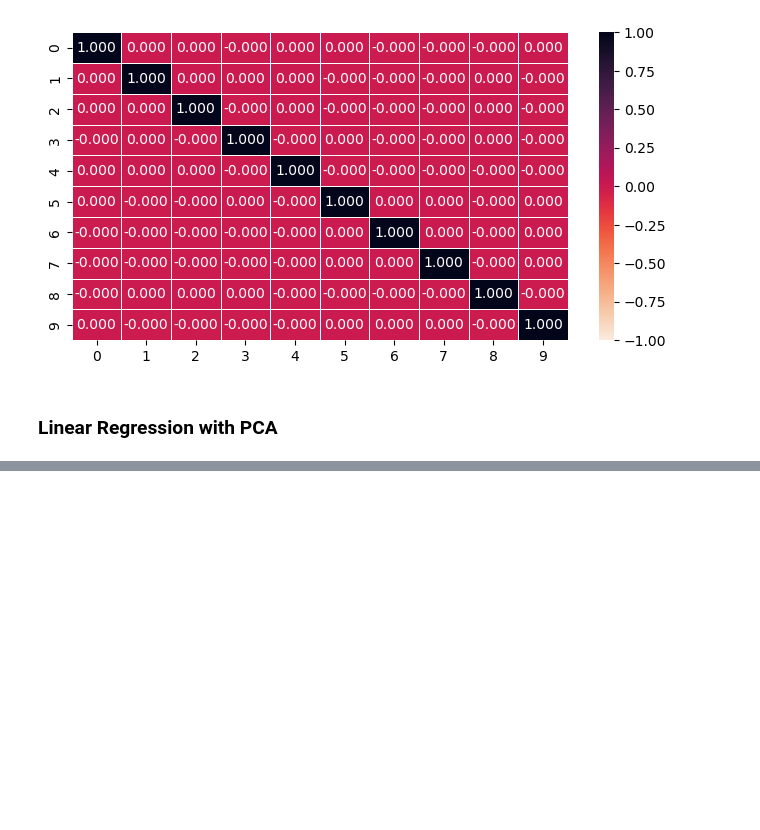
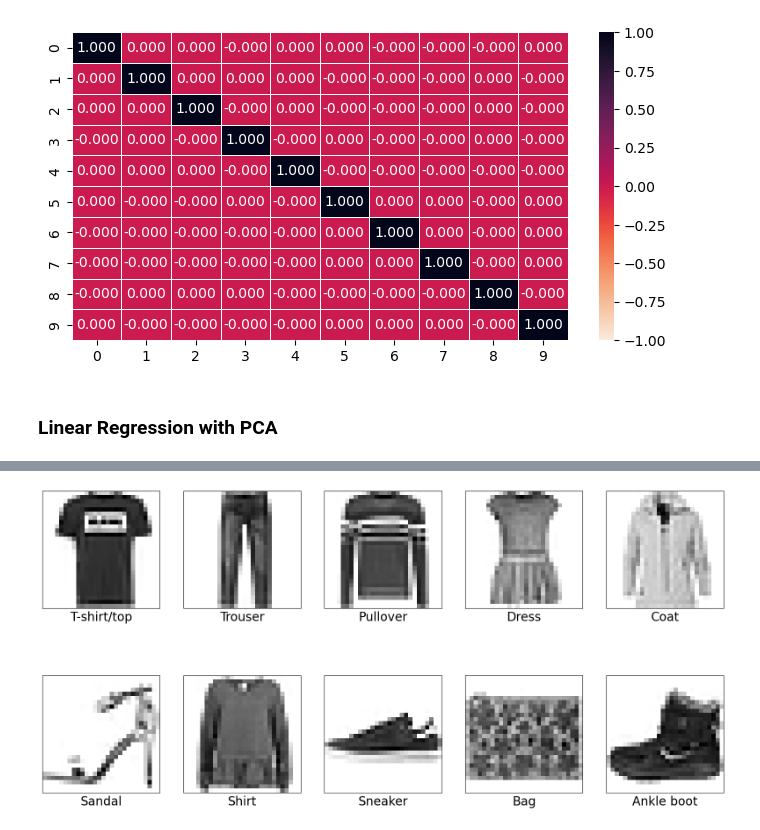
Before and after one commit to WellyWong/DTSA_5510_Unsupervised_Learning, a Jupyter notebook: pca.ipynb, the cells around one changed output, grey strips where cells are left out. Saved outputs shown, nothing was run; the diff lists cells and outputs as text; code cells hidden in the pictures; blank space fills up the shorter version.

```diff
--- a/pca.ipynb
+++ b/pca.ipynb
@@ -384,0 +503,2 @@ Test PCA R2: 0.8548343013329498
+# %%
+fashion_mnist = fetch_openml(data_id=40996, parser='auto')
@@ -384,0 +529,16 @@ Test PCA R2: 0.8548343013329498
+# %%
+class_names = ['T-shirt/top', 'Trouser', 'Pullover', 'Dress', 'Coat', 'Sandal', 'Shirt', 'Sneaker', 'Bag', 'Ankle boot']
+# %%
+X = fashion_mnist['data']
+y = fashion_mnist['target']
+# %%
+plt.figure(figsize=(20, 10))
+for i in range(10):
+    plt.subplot(2, 5, i+1)
+    img = X[int(y) == i].iloc[0].to_numpy().reshape(28, 28)
+    plt.imshow(img, cmap='binary')
+    plt.xticks([])
+    plt.yticks([])
+    plt.xlabel(class_names[i], fontsize=20)
+# %% [output]
+[figure, added]
```
Also changed, not shown: parts of 58 cells of this notebook.
